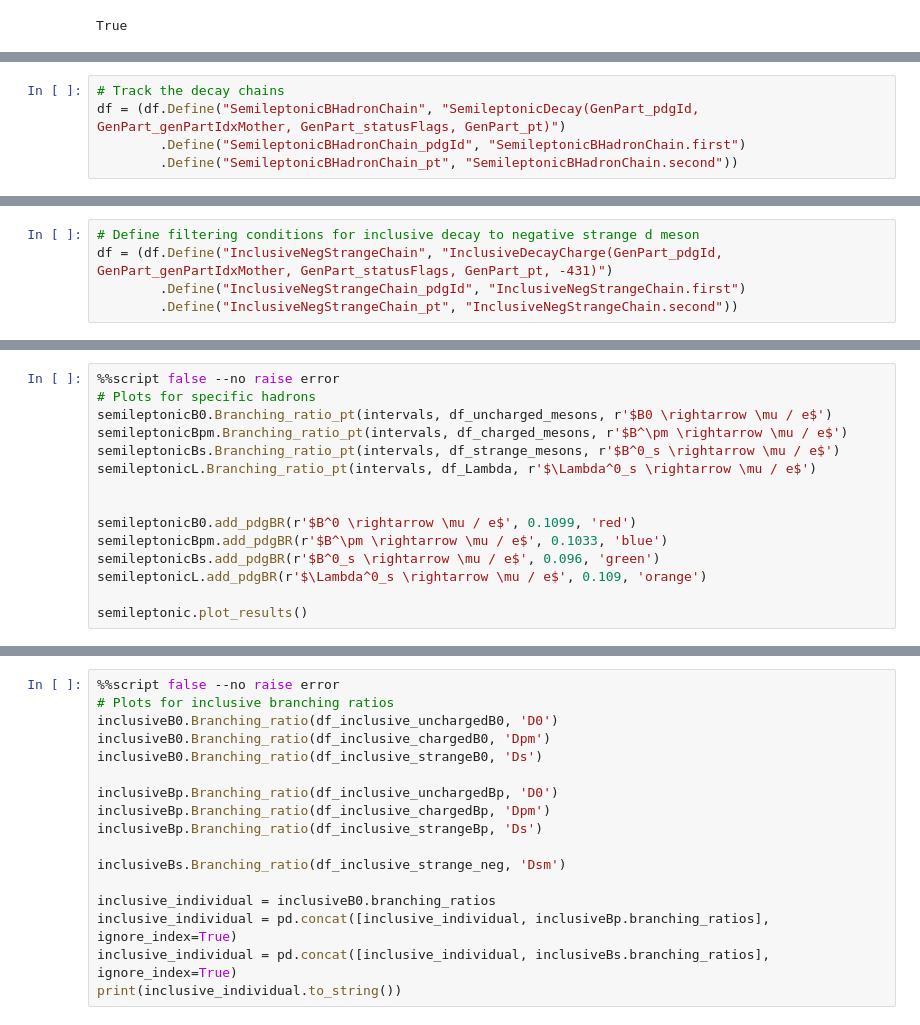
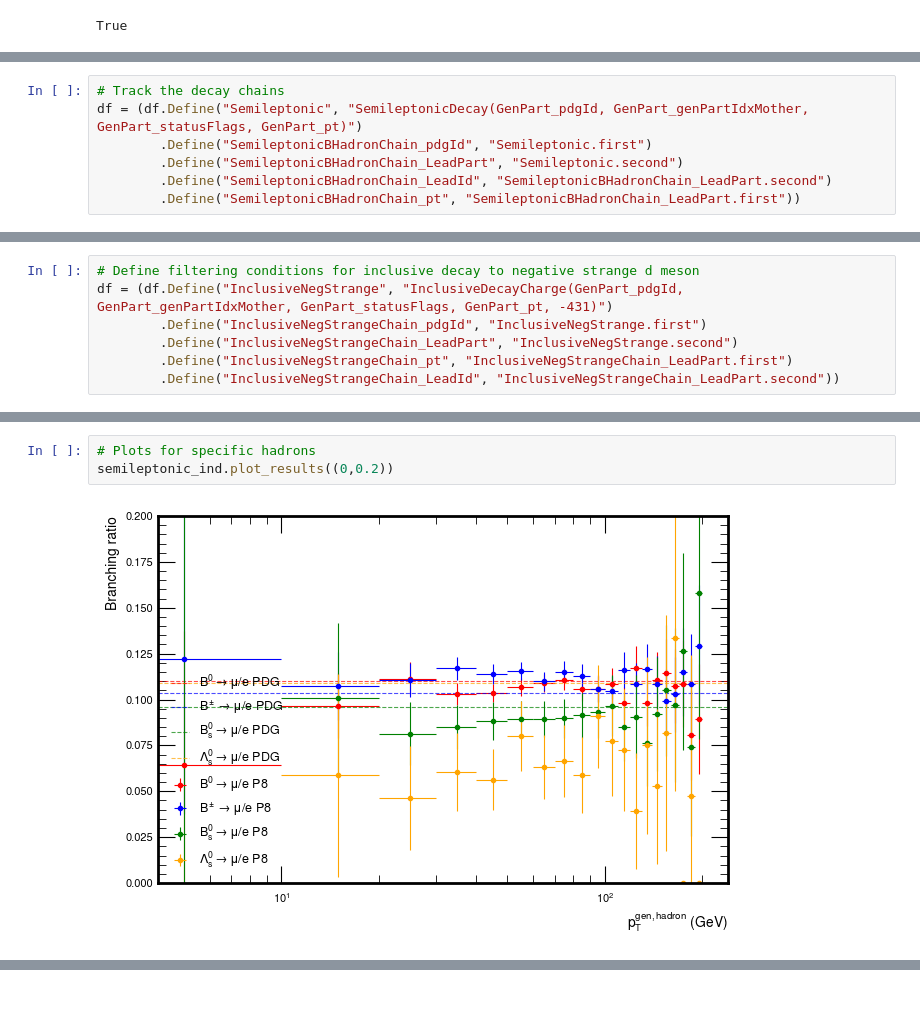
Before and after one commit to Maximiliam1/bJES, a Jupyter notebook: DecayChains.ipynb, the cells around one changed output, grey strips where cells are left out. Drawn from its saved outputs; the diff is of its cells as text; blank space fills up the shorter version.

```diff
--- a/DecayChains.ipynb
+++ b/DecayChains.ipynb
@@ -156,5 +70,0 @@ True
-# %%
-# Track the decay chains
-df = (df.Define("SemileptonicBHadronChain", "SemileptonicDecay(GenPart_pdgId, GenPart_genPartIdxMother, GenPart_statusFlags, GenPart_pt)")
-        .Define("SemileptonicBHadronChain_pdgId", "SemileptonicBHadronChain.first")
-        .Define("SemileptonicBHadronChain_pt", "SemileptonicBHadronChain.second"))
@@ -160,0 +161,7 @@ df = (df.Define("SemileptonicBHadronChain", "SemileptonicDecay(GenPart_pdgId, Ge
+# %%
+# Track the decay chains
+df = (df.Define("Semileptonic", "SemileptonicDecay(GenPart_pdgId, GenPart_genPartIdxMother, GenPart_statusFlags, GenPart_pt)")
+        .Define("SemileptonicBHadronChain_pdgId", "Semileptonic.first")
+        .Define("SemileptonicBHadronChain_LeadPart", "Semileptonic.second")
+        .Define("SemileptonicBHadronChain_LeadId", "SemileptonicBHadronChain_LeadPart.second")
+        .Define("SemileptonicBHadronChain_pt", "SemileptonicBHadronChain_LeadPart.first"))
@@ -425,10 +689,12 @@ return std::make_pair(ReturnVector, ReturnPt);
 ROOT.gInterpreter.Declare(inclusive_decay_charge)
 # %% [output]
 True
-# %%
-# Define filtering conditions for inclusive decay to negative strange d meson
-df = (df.Define("InclusiveNegStrangeChain", "InclusiveDecayCharge(GenPart_pdgId, GenPart_genPartIdxMother, GenPart_statusFlags, GenPart_pt, -431)")
-        .Define("InclusiveNegStrangeChain_pdgId", "InclusiveNegStrangeChain.first")
-        .Define("InclusiveNegStrangeChain_pt", "InclusiveNegStrangeChain.second"))
+# %%
+# Define filtering conditions for inclusive decay to negative strange d meson
+df = (df.Define("InclusiveNegStrange", "InclusiveDecayCharge(GenPart_pdgId, GenPart_genPartIdxMother, GenPart_statusFlags, GenPart_pt, -431)")
+        .Define("InclusiveNegStrangeChain_pdgId", "InclusiveNegStrange.first")
+        .Define("InclusiveNegStrangeChain_LeadPart", "InclusiveNegStrange.second")
+        .Define("InclusiveNegStrangeChain_pt", "InclusiveNegStrangeChain_LeadPart.first")
+        .Define("InclusiveNegStrangeChain_LeadId", "InclusiveNegStrangeChain_LeadPart.second"))
 # %%
 # Filter accordingly
@@ -706,15 +1110,5 @@ semileptonic.plot_results()
 # %%
-%%script false --no raise error
 # Plots for specific hadrons
-semileptonicB0.Branching_ratio_pt(intervals, df_uncharged_mesons, r'$B0 \rightarrow \mu / e$')
-semileptonicBpm.Branching_ratio_pt(intervals, df_charged_mesons, r'$B^\pm \rightarrow \mu / e$')
-semileptonicBs.Branching_ratio_pt(intervals, df_strange_mesons, r'$B^0_s \rightarrow \mu / e$')
-semileptonicL.Branching_ratio_pt(intervals, df_Lambda, r'$\Lambda^0_s \rightarrow \mu / e$')
-
-
-semileptonicB0.add_pdgBR(r'$B^0 \rightarrow \mu / e$', 0.1099, 'red')
-semileptonicBpm.add_pdgBR(r'$B^\pm \rightarrow \mu / e$', 0.1033, 'blue')
-semileptonicBs.add_pdgBR(r'$B^0_s \rightarrow \mu / e$', 0.096, 'green')
-semileptonicL.add_pdgBR(r'$\Lambda^0_s \rightarrow \mu / e$', 0.109, 'orange')
-
-semileptonic.plot_results()
+semileptonic_ind.plot_results((0,0.2))
+# %% [output]
+[figure, added]
@@ -721,17 +1115,0 @@ semileptonic.plot_results()
-# %%
-%%script false --no raise error
-# Plots for inclusive branching ratios
-inclusiveB0.Branching_ratio(df_inclusive_unchargedB0, 'D0')
-inclusiveB0.Branching_ratio(df_inclusive_chargedB0, 'Dpm')
-inclusiveB0.Branching_ratio(df_inclusive_strangeB0, 'Ds')
-
-inclusiveBp.Branching_ratio(df_inclusive_unchargedBp, 'D0')
-inclusiveBp.Branching_ratio(df_inclusive_chargedBp, 'Dpm')
-inclusiveBp.Branching_ratio(df_inclusive_strangeBp, 'Ds')
-
-inclusiveBs.Branching_ratio(df_inclusive_strange_neg, 'Dsm')
-
-inclusive_individual = inclusiveB0.branching_ratios
-inclusive_individual = pd.concat([inclusive_individual, inclusiveBp.branching_ratios], ignore_index=True)
-inclusive_individual = pd.concat([inclusive_individual, inclusiveBs.branching_ratios], ignore_index=True)
-print(inclusive_individual.to_string())
```
Also changed, not shown: parts of 41 cells of this notebook.
